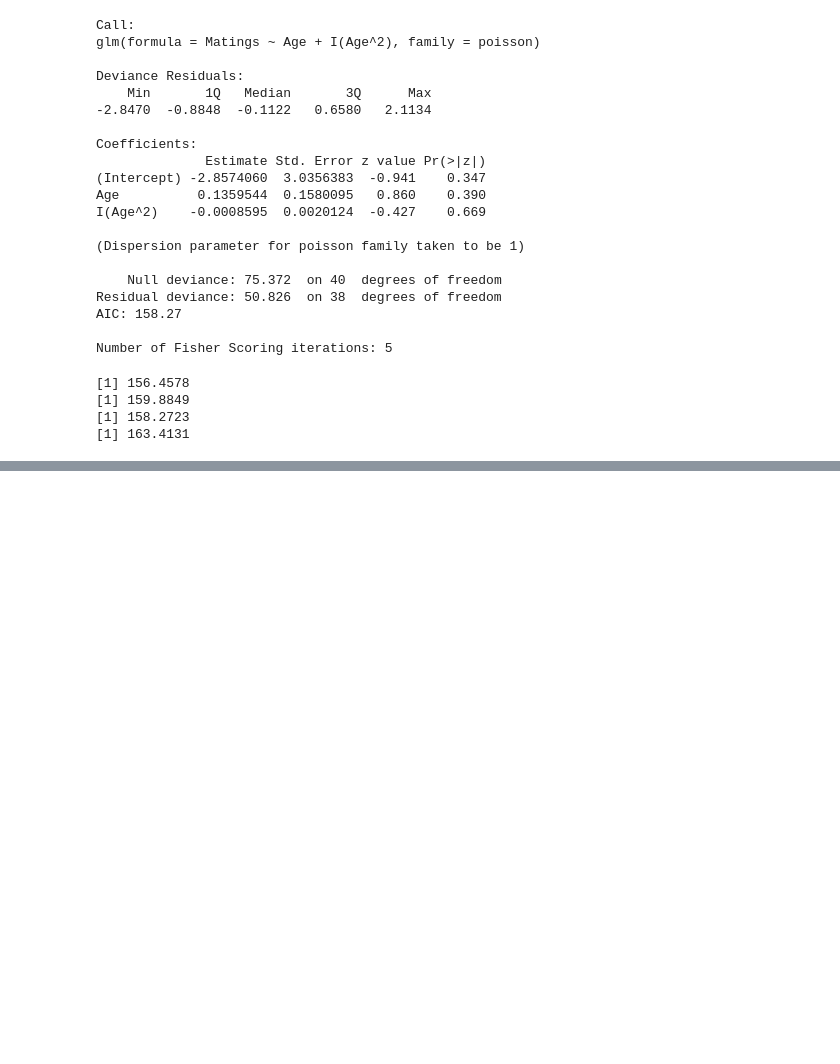
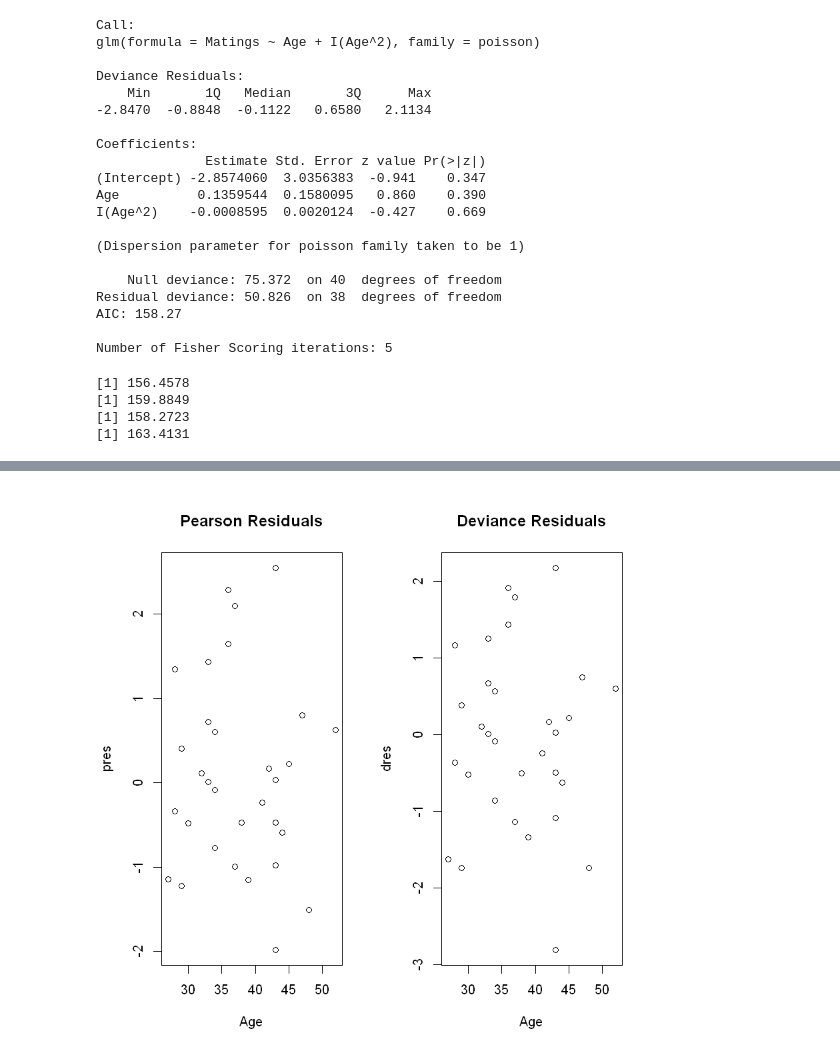
Before and after one commit to lihd1003/19W-Course-Material, a Jupyter notebook: STA303/Log-linear Regression (Poisson Regression).ipynb, the cells around one changed output, grey strips where cells are left out. Saved outputs shown, nothing was run; the diff lists cells and outputs as text; code cells hidden in the pictures; blank space fills up the shorter version.

```diff
--- a/STA303/Log-linear Regression (Poisson Regression).ipynb
+++ b/STA303/Log-linear Regression (Poisson Regression).ipynb
@@ -110,3 +110,9 @@ print(BIC(fitllm2))
 [1] 159.8849
 [1] 158.2723
 [1] 163.4131
+# %%
+yhats = predict.glm(fitllm, type="response")
+rres = residuals(fitllm, type="response")
+pres = residuals(fitllm, type="pearson")
+dres = residuals(fitllm, type="deviance")
+cbind(Matings, yhats, rres)
@@ -112,0 +137,6 @@ print(BIC(fitllm2))
+# %%
+par(mfrow=c(1,2))
+plot(Age, pres, main="Pearson Residuals")
+plot(Age, dres, main="Deviance Residuals")
+# %% [output]
+[figure, added]
```
Also changed, not shown: parts of 14 cells of this notebook, 21 other files.
